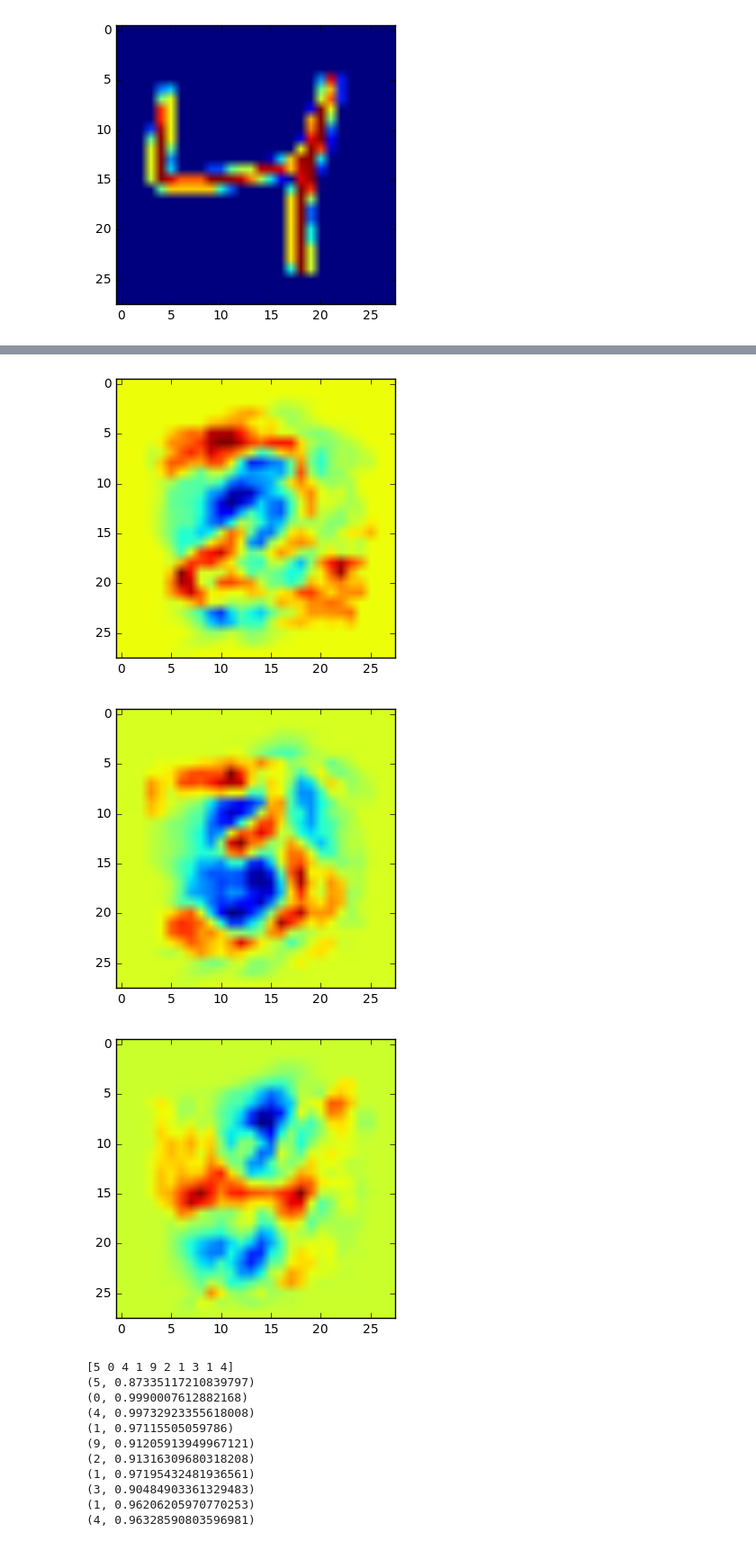
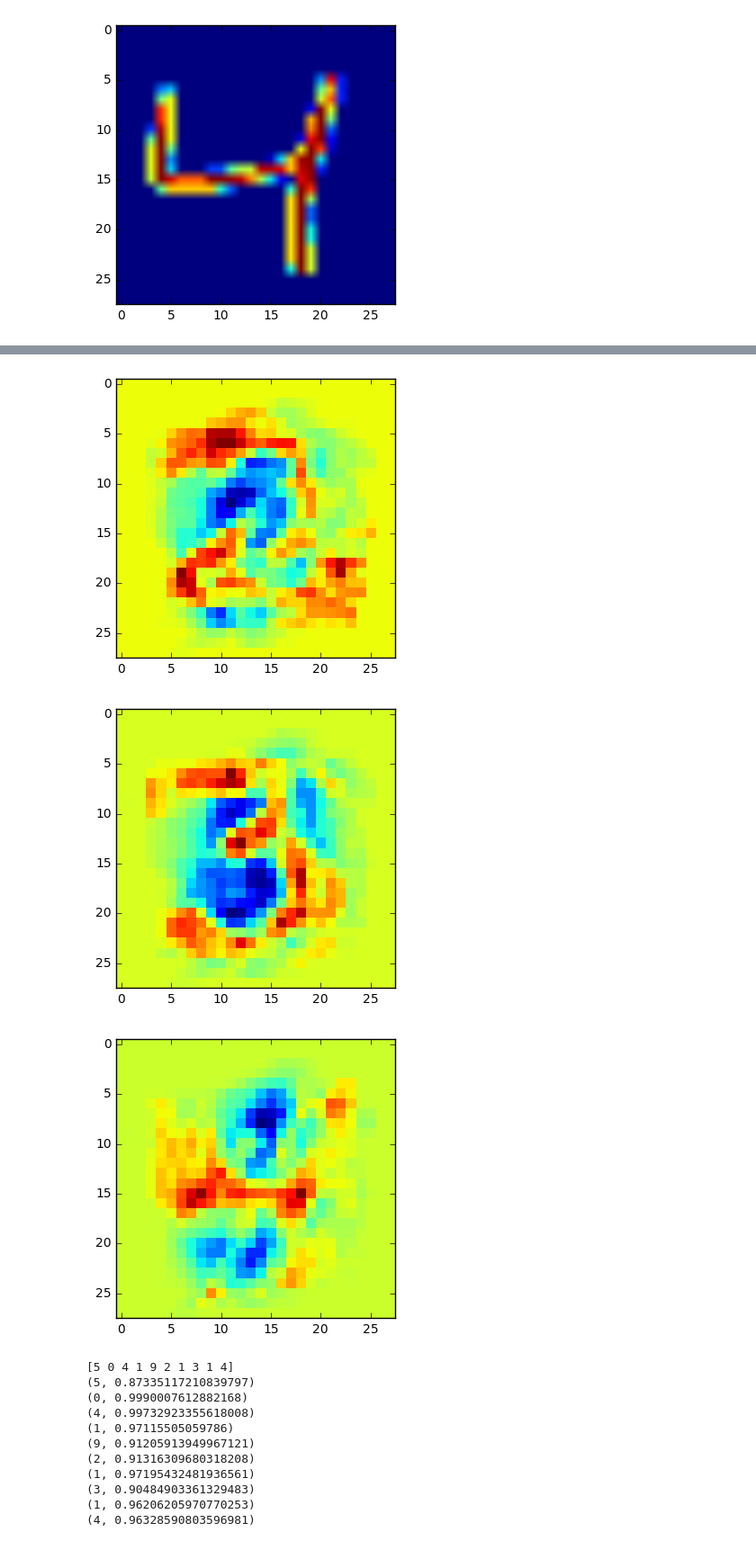
Before and after one commit to jarmop/learning, a Jupyter notebook: mnist.ipynb, the cells around one changed output, grey strips where cells are left out. Shown at 90% size. Drawn from its saved outputs; the diff is of its cells as text; code cells hidden in the pictures.

```diff
--- a/mnist.ipynb
+++ b/mnist.ipynb
@@ -167,7 +167,7 @@ def trainer(images, labels, alpha, iterations, m):
         #print(machines[i].h(images[0:10]))
         weightImage = machines[i].w[1:].reshape(28,28)
         plt.figure()
-        plt.imshow(weightImage)
+        plt.imshow(weightImage, interpolation="nearest")
         #print(weightImage)
 
 trainer(images, labels, alpha = 0.00001, iterations = 10, m = 100)
@@ -177,6 +177,6 @@ trainer(images, labels, alpha = 0.00001, iterations = 10, m = 100)
-[figure, old version]
+[figure, new version]
-[figure, old version]
+[figure, new version]
-[figure, old version]
+[figure, new version]
 # %%
 def predict(machines, image):
     number = -1;
```
Also changed, not shown: parts of 3 cells of this notebook.
